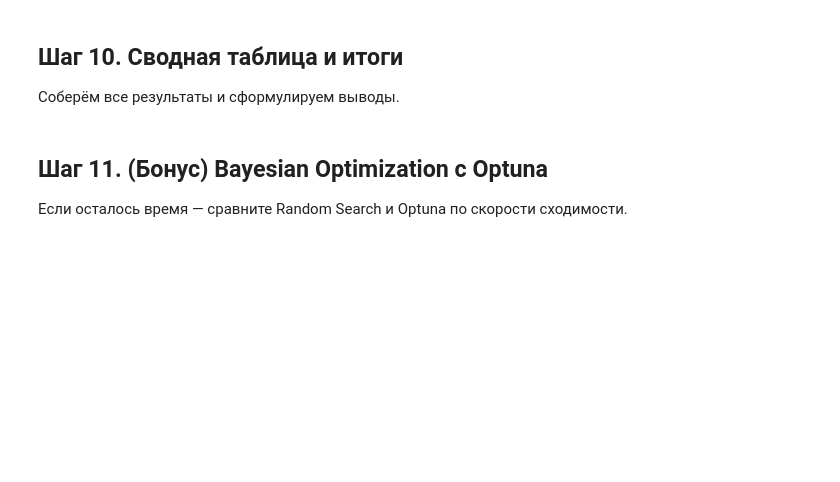
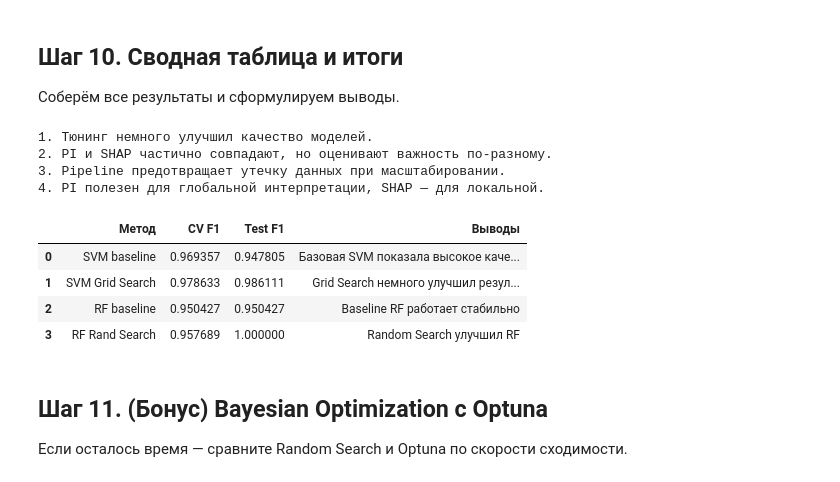
Before and after one commit to isachagit/ML_Homework, a Jupyter notebook: hw10_Interpet/hp_interp_practice_student.ipynb, the cells around one changed output. Cells and saved outputs as stored; diff of their text form; code cells hidden in the pictures; blank space fills up the shorter version.

```diff
--- a/hw10_Interpet/hp_interp_practice_student.ipynb
+++ b/hw10_Interpet/hp_interp_practice_student.ipynb
@@ -541,7 +549,7 @@ for i in range(idx_sorted[0:20].shape[0]):
 # ║                                                              ║
 # ║  | Метод          | CV F1  | Test F1 | Выводы              | ║
 # ║  |----------------|--------|---------|---------------------| ║
-# ║  | SVM baseline   |        |         |                     | ║
+# ║  | SVM baseline   | 0.9694 |         |                     | ║
 # ║  | SVM Grid Search|        |         |                     | ║
 # ║  | RF baseline    |        |         |                     | ║
 # ║  | RF Rand Search |        |         |                     | ║
@@ -554,7 +562,51 @@ for i in range(idx_sorted[0:20].shape[0]):
 # ║  4. Как бы вы использовали PI и SHAP в реальном проекте?     ║
 # ╚══════════════════════════════════════════════════════════════╝
 
-# YOUR CODE HERE
+summary = pd.DataFrame({
+    'Метод': [
+        'SVM baseline',
+        'SVM Grid Search',
+        'RF baseline',
+        'RF Rand Search'
+    ],
+    'CV F1': [
+        baseline_results['SVM'][0],
+        svm_grid_search.best_score_,
+        baseline_results['RandomForest'][0],
+        rf_random_search.best_score_
+    ],
+    'Test F1': [
+        np.mean(gs_df['mean_test_score']),
+        f1_score(y_test, svm_grid_search.predict(X_test)),
+        baseline_results['RandomForest'][0],
+        f1_score(y_test, rf_random_search.predict(X_test_ext))
+    ],
+    'Выводы': [
+        'Базовая SVM показала высокое качество',
+        'Grid Search немного улучшил результат',
+        'Baseline RF работает стабильно',
+        'Random Search улучшил RF'
+    ]
+})
+
+
+print('1. Тюнинг немного улучшил качество моделей.')
+print('2. PI и SHAP частично совпадают, но оценивают важность по-разному.')
+print('3. Pipeline предотвращает утечку данных при масштабировании.')
+print('4. PI полезен для глобальной интерпретации, SHAP — для локальной.')
+# %% [output]
+1. Тюнинг немного улучшил качество моделей.
+2. PI и SHAP частично совпадают, но оценивают важность по-разному.
+3. Pipeline предотвращает утечку данных при масштабировании.
+4. PI полезен для глобальной интерпретации, SHAP — для локальной.
+# %%
+summary.head()
+# %% [output]
+|  | Метод | CV F1 | Test F1 | Выводы |
+| 0 | SVM baseline | 0.969357 | 0.947805 | Базовая SVM показала высокое каче... |
+| 1 | SVM Grid Search | 0.978633 | 0.986111 | Grid Search немного улучшил резул... |
+| 2 | RF baseline | 0.950427 | 0.950427 | Baseline RF работает стабильно |
+| 3 | RF Rand Search | 0.957689 | 1.000000 | Random Search улучшил RF |
 # %% [markdown]
 ## Шаг 11. (Бонус) Bayesian Optimization с Optuna
 
```
Also changed, not shown: parts of 7 cells of this notebook.
